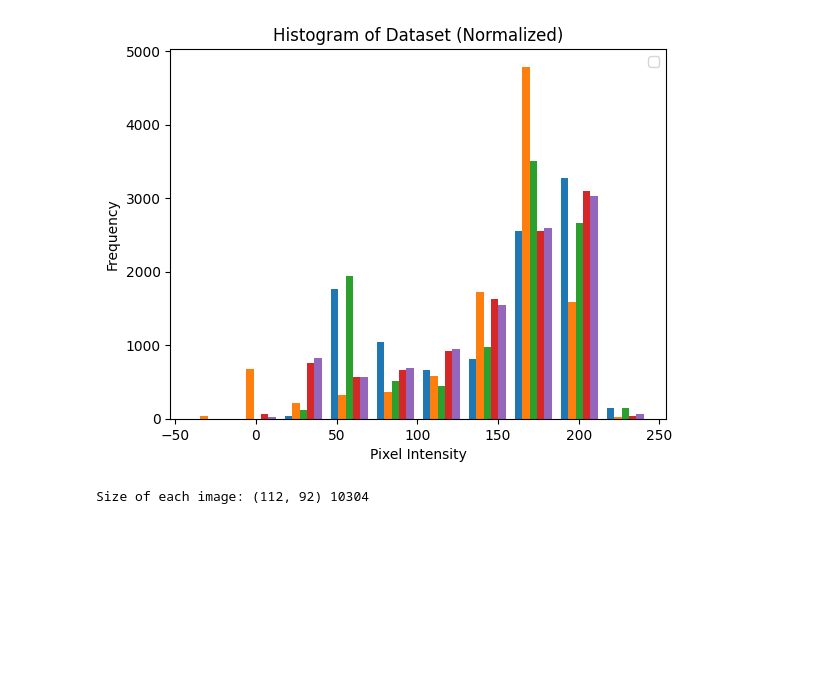
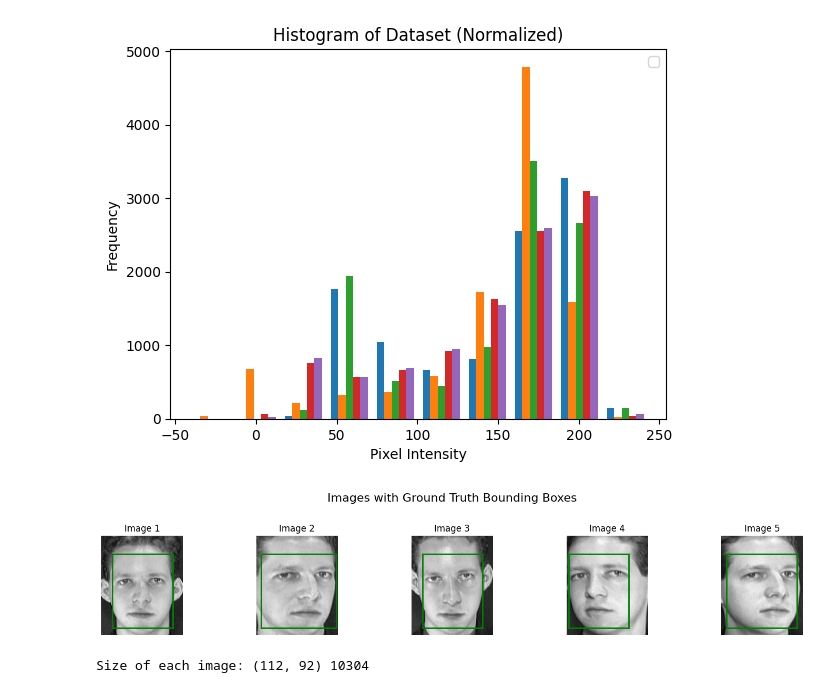
Before and after one commit to TaniaRizwan/FaceDetectionRecognition, a Jupyter notebook: ENCM509_Project6a_Group43.ipynb, the cells around one changed output. Drawn from its saved outputs; the diff is of its cells as text; code cells hidden in the pictures; blank space fills up the shorter version.

Commit message:
Added code for plotting ground truth

```diff
--- a/ENCM509_Project6a_Group43.ipynb
+++ b/ENCM509_Project6a_Group43.ipynb
@@ -204,6 +245,18 @@ Size of each image: (112, 92) 10304
 [figure]
 [figure]
 [figure]
+# %%
+gt_subject1 = [
+    [(12, 20, 68, 84)],  # Image 1
+    [(5, 20, 85, 84)],  # Image 2
+    [(12, 20, 68, 84)],  # Image 3
+    [(2, 20, 68, 84)],  # Image 4
+    [(5, 20, 80, 84)]   # Image 5
+]
+
+visualize_ground_truth(gt = gt_subject1, M = M, irow = irow1, icol = icol1, S = S1_processed)
+# %% [output]
+[figure, added]
 # %%
 # Load and preprocess images for Subject 2
 
```
Also changed, not shown: parts of 9 cells of this notebook.
